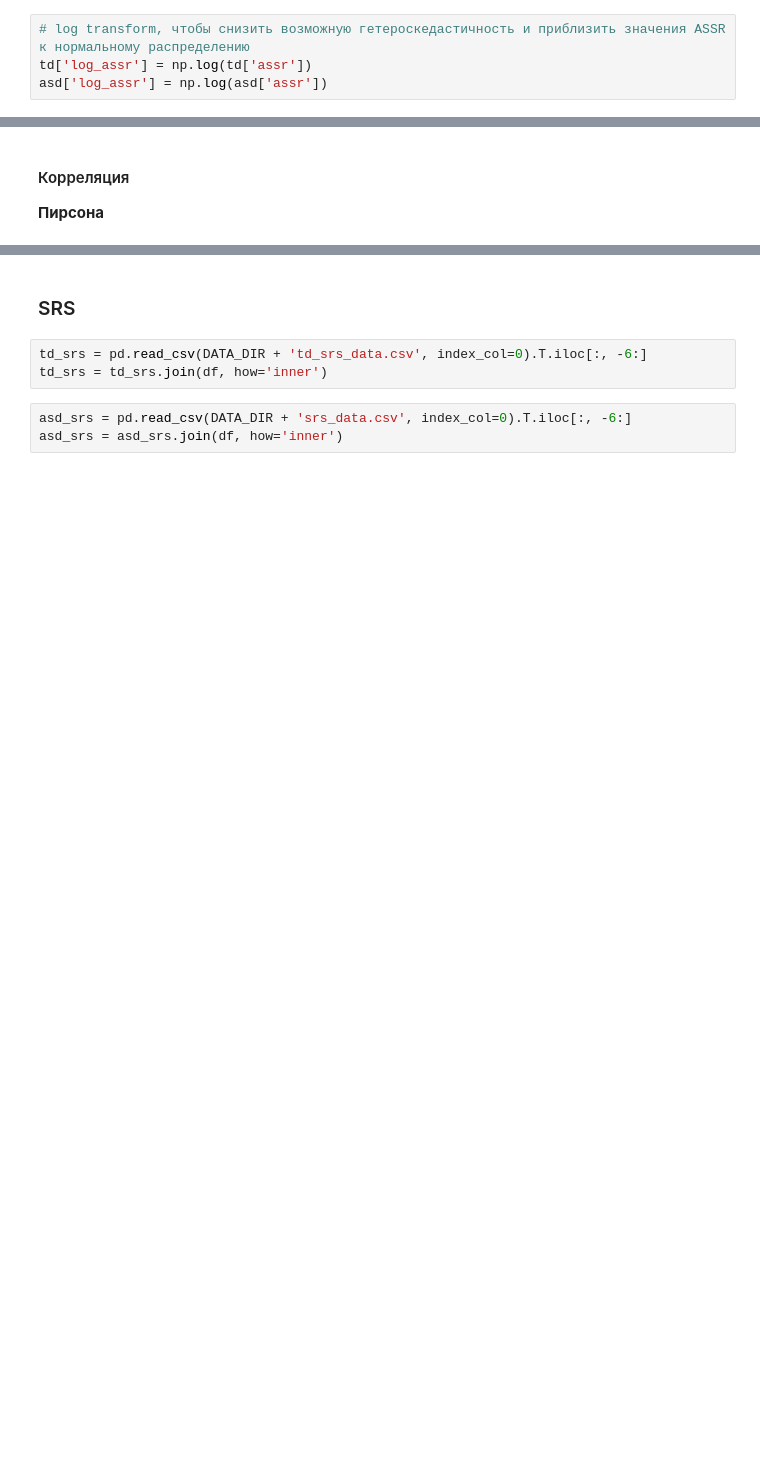
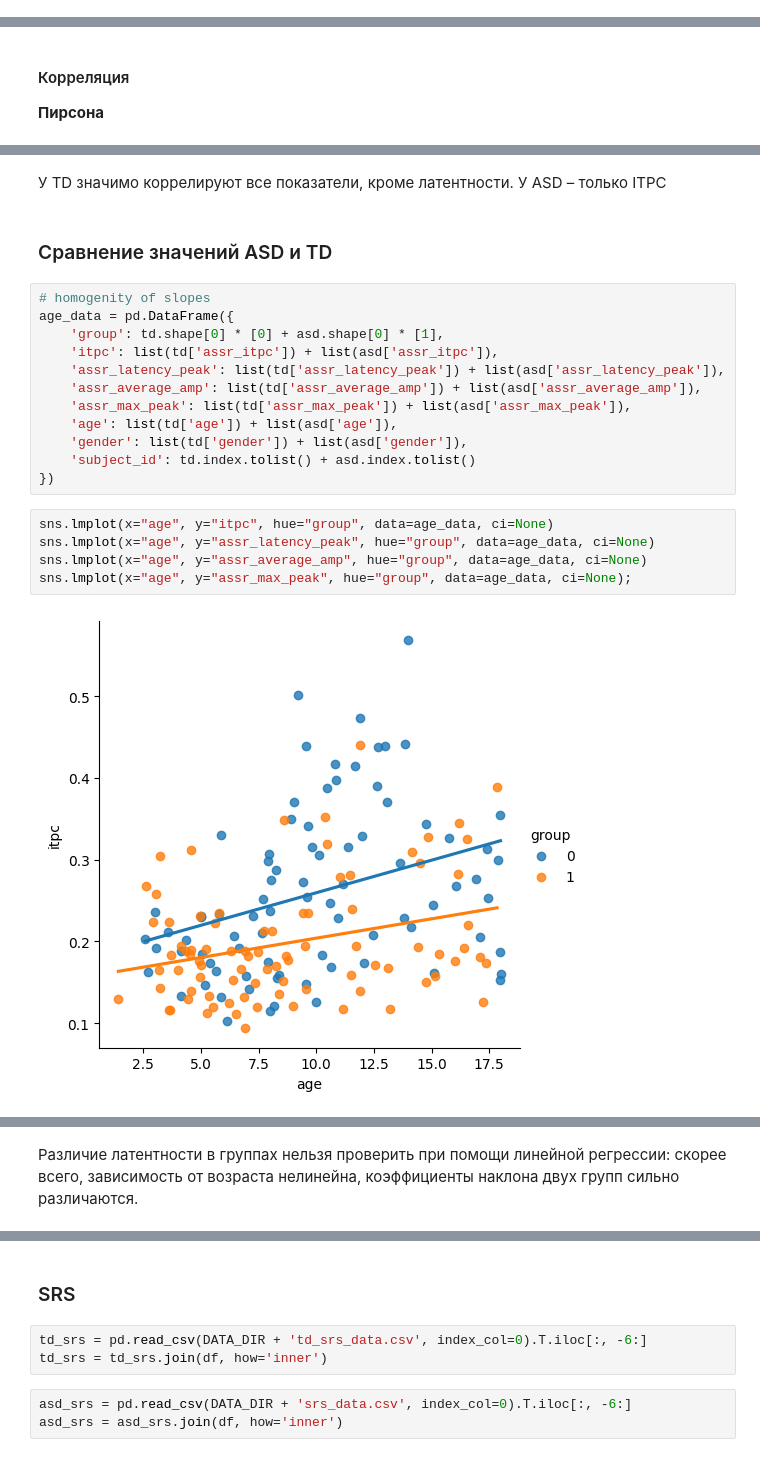
Before and after one commit to r1sephoenix/ihna_project, a Jupyter notebook: notebooks/assr.ipynb, the cells around one changed output, grey strips where cells are left out. Cells and saved outputs as stored; diff of their text form; blank space fills up the shorter version.

```diff
--- a/notebooks/assr.ipynb
+++ b/notebooks/assr.ipynb
@@ -92,4 +64,0 @@ df.groupby(['bin', 'group'])[['assr', 'age']].agg(['mean', 'count'])
-# %%
-# log transform, чтобы снизить возможную гетероскедастичность и приблизить значения ASSR к нормальному распределению
-td['log_assr'] = np.log(td['assr'])
-asd['log_assr'] = np.log(asd['assr'])
@@ -239,0 +99,23 @@ pd.DataFrame({'type': ['TD pearson', 'ASD pearson', 'TD spearman', 'ASD spearman
+# %% [markdown]
+У TD значимо коррелируют все показатели, кроме латентности. У ASD – только ITPC
+# %% [markdown]
+### Сравнение значений ASD и TD
+# %%
+# homogenity of slopes
+age_data = pd.DataFrame({
+    'group': td.shape[0] * [0] + asd.shape[0] * [1],
+    'itpc': list(td['assr_itpc']) + list(asd['assr_itpc']),
+    'assr_latency_peak': list(td['assr_latency_peak']) + list(asd['assr_latency_peak']),
+    'assr_average_amp': list(td['assr_average_amp']) + list(asd['assr_average_amp']),
+    'assr_max_peak': list(td['assr_max_peak']) + list(asd['assr_max_peak']),
+    'age': list(td['age']) + list(asd['age']),
+    'gender': list(td['gender']) + list(asd['gender']),
+    'subject_id': td.index.tolist() + asd.index.tolist()
+})
+# %%
+sns.lmplot(x="age", y="itpc", hue="group", data=age_data, ci=None)
+sns.lmplot(x="age", y="assr_latency_peak", hue="group", data=age_data, ci=None)
+sns.lmplot(x="age", y="assr_average_amp", hue="group", data=age_data, ci=None)
+sns.lmplot(x="age", y="assr_max_peak", hue="group", data=age_data, ci=None);
+# %% [output]
+[figure, added]
@@ -239,0 +125,2 @@ pd.DataFrame({'type': ['TD pearson', 'ASD pearson', 'TD spearman', 'ASD spearman
+# %% [markdown]
+Различие латентности в группах нельзя проверить при помощи линейной регрессии: скорее всего, зависимость от возраста нелинейна, коэффициенты наклона двух групп сильно различаются.
```
Also changed, not shown: parts of 170 cells of this notebook.
